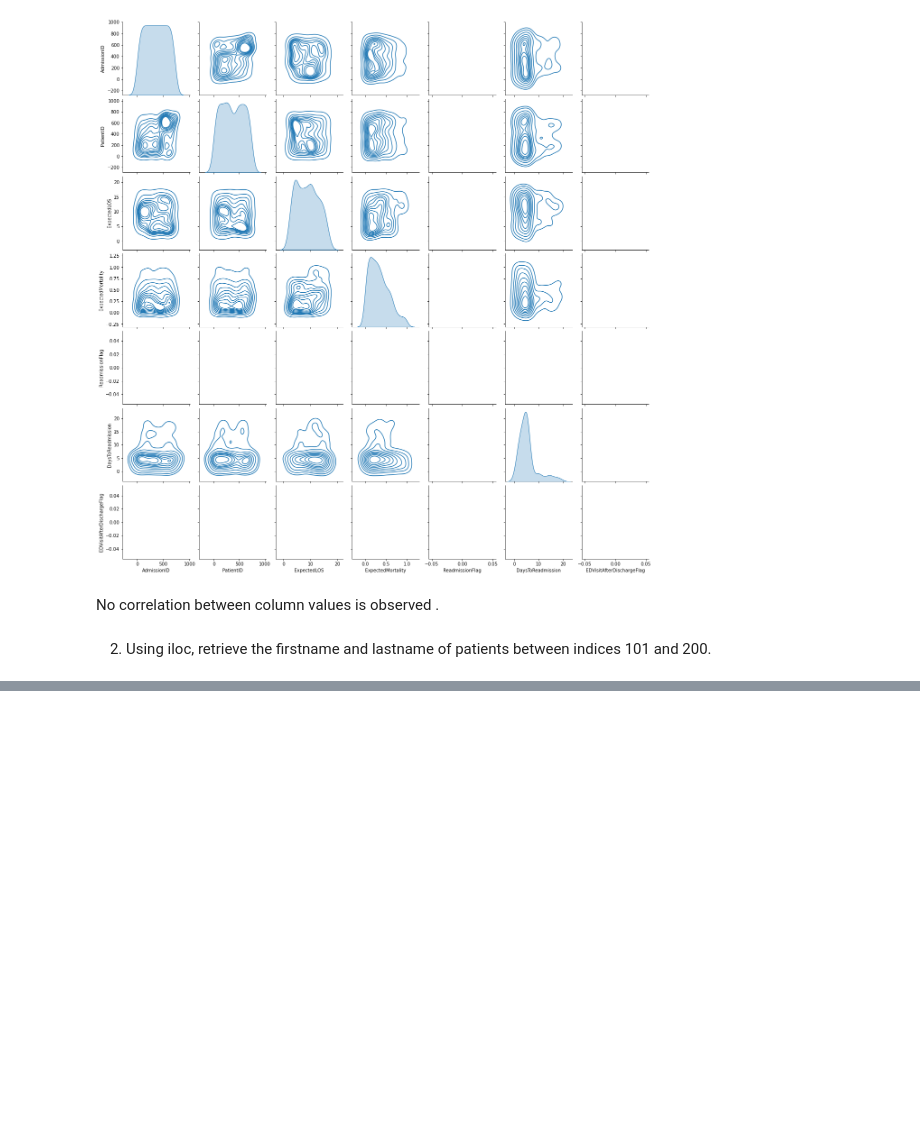
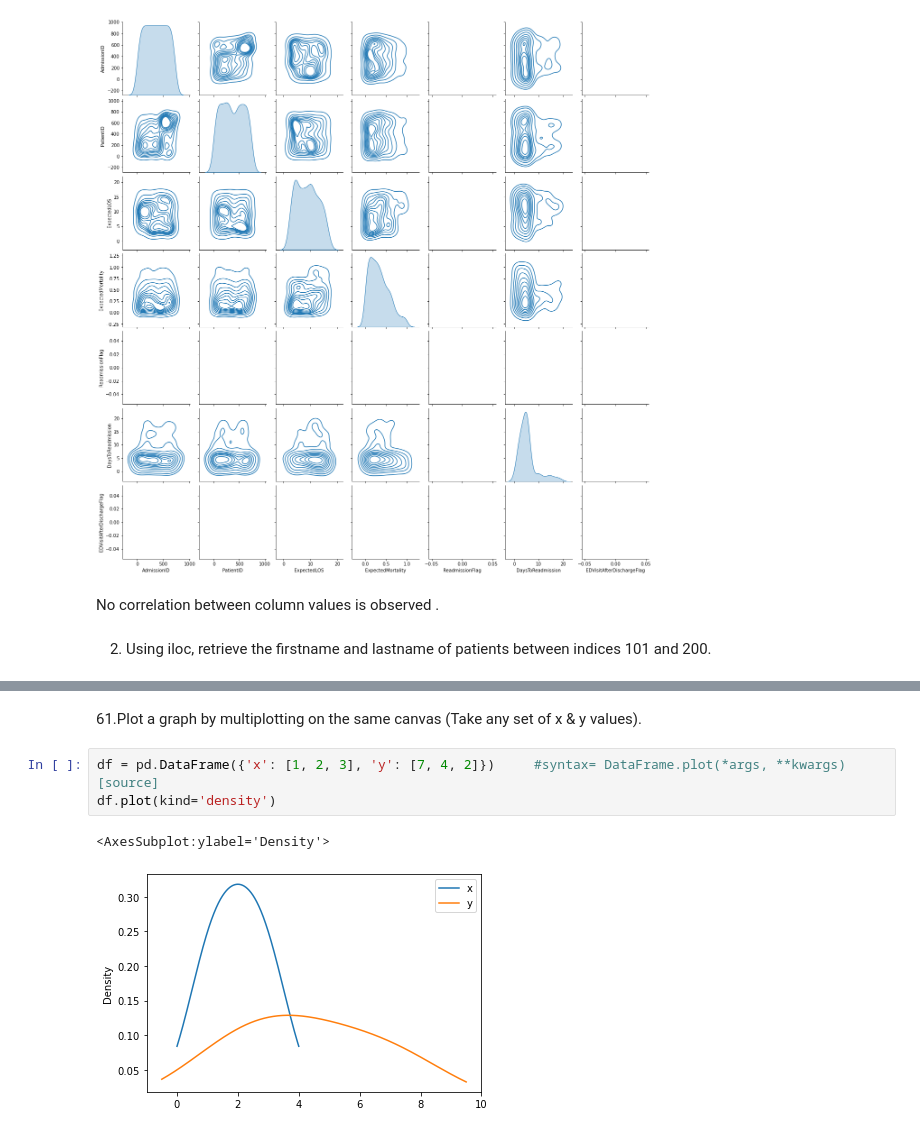
Before and after one commit to ArchanaDevaraju/python-warriors, a Jupyter notebook: Python Warriors-Divya.ipynb, the cells around one changed output, grey strips where cells are left out. Saved outputs shown, nothing was run; the diff lists cells and outputs as text; blank space fills up the shorter version.

```diff
--- a/Python Warriors-Divya.ipynb
+++ b/Python Warriors-Divya.ipynb
@@ -59,0 +255,8 @@ for N in range(101,201):
+# %% [markdown]
+61.Plot a graph by multiplotting on the same canvas  (Take any set of x & y values).
+# %%
+df = pd.DataFrame({'x': [1, 2, 3], 'y': [7, 4, 2]})     #syntax= DataFrame.plot(*args, **kwargs)[source]
+df.plot(kind='density')
+# %% [output]
+<AxesSubplot:ylabel='Density'>
+[figure, added]
```
Also changed, not shown: parts of 36 cells of this notebook.
